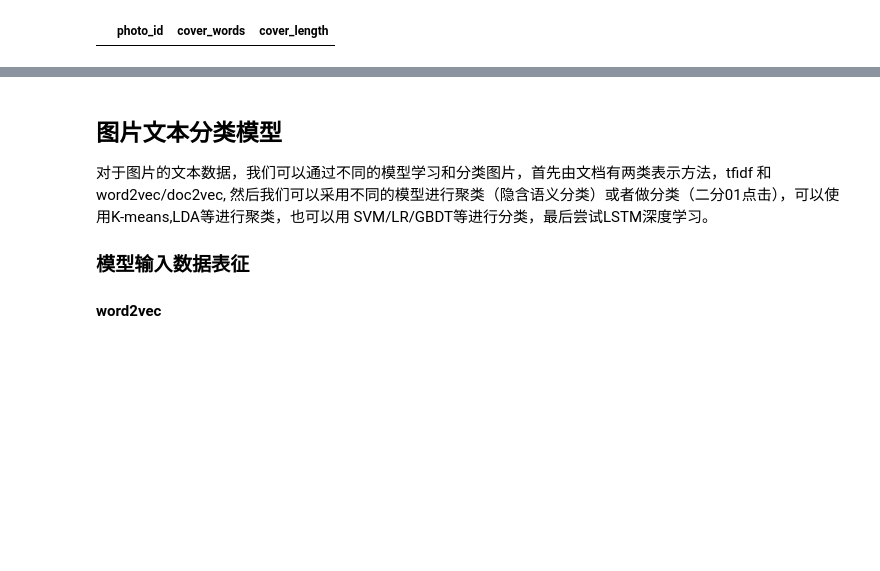
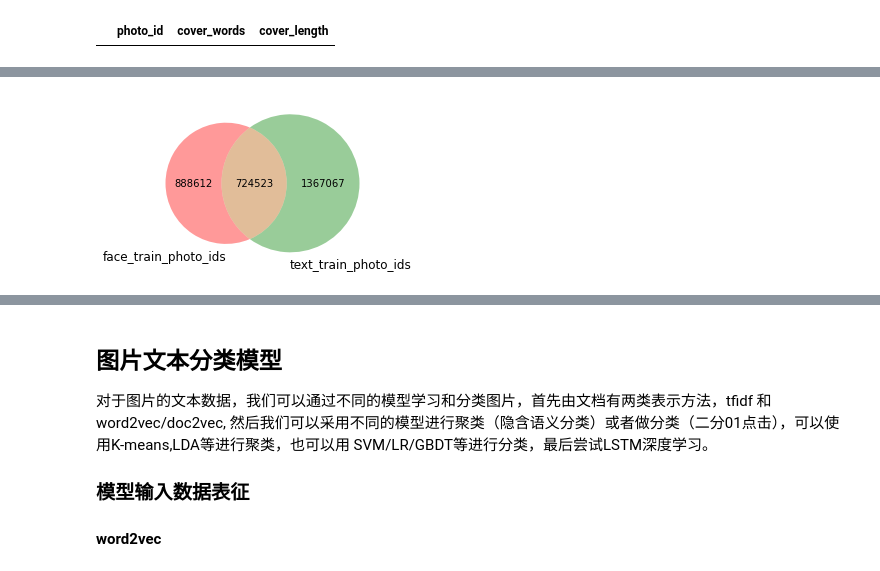
Before and after one commit to kitianFresh/kuaishou, a Jupyter notebook: eda-item-features.ipynb, the cells around one changed output, grey strips where cells are left out. Cells and saved outputs as stored; diff of their text form; code cells hidden in the pictures; blank space fills up the shorter version.

```diff
--- a/eda-item-features.ipynb
+++ b/eda-item-features.ipynb
@@ -166,0 +186,8 @@ plt.show()
+# %%
+import matplotlib.pyplot as plt
+from matplotlib_venn import venn2
+plt.figure(figsize=(4, 4))
+venn2([set(face_train_photo_ids), set(text_train_photo_ids)], ['face_train_photo_ids', 'text_train_photo_ids'])
+plt.show()
+# %% [output]
+[figure, added]
```
Also changed, not shown: parts of 20 cells of this notebook, 4 other files.
